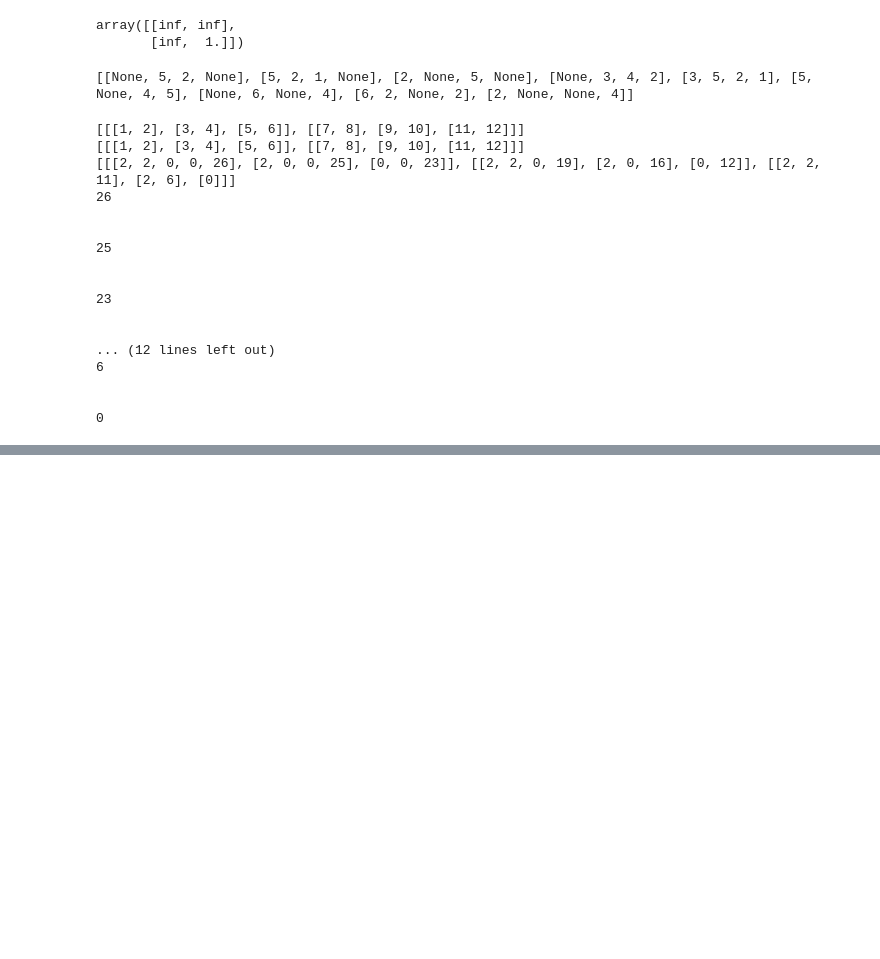
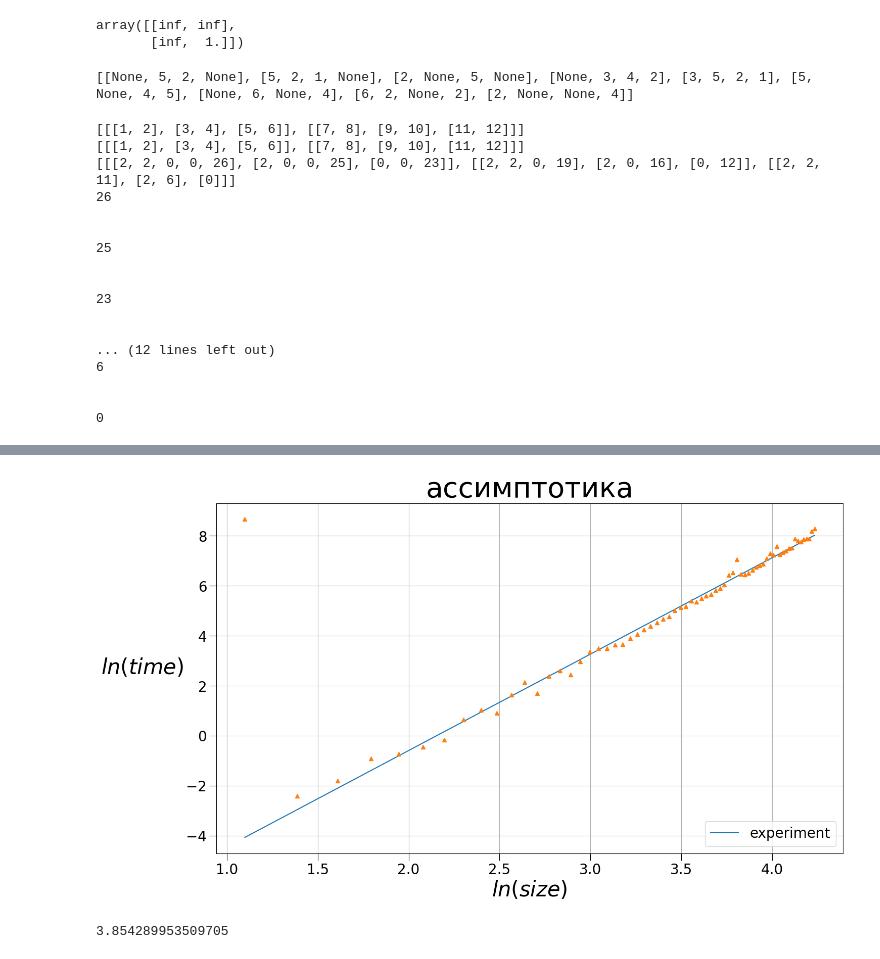
Before and after one commit to KonstantinP17/Quantum-inspirited, a Jupyter notebook: Initial_task/Dijkstra.ipynb, the cells around one changed output, grey strips where cells are left out. Cells and saved outputs as stored; diff of their text form; code cells hidden in the pictures; blank space fills up the shorter version.

Commit message:
flags drop added. Test code added (1)

```diff
--- a/Initial_task/Dijkstra.ipynb
+++ b/Initial_task/Dijkstra.ipynb
@@ -115,7 +115,8 @@ class SqrNet:                           #класс, описывающий кв
         else:
             for i in self.vert_list:
                     for j in i:
-                        j.distance = float('inf')                   #сбрасываем все distancы в бесконечность (они могли быть изменены предыдущим вызовом Дейкстры)
+                        j.distance = float('inf')                   #сбрасываем все distancы и flagи в бесконечность (они могли быть изменены предыдущим вызовом Дейкстры)
+                        j.flag = 0
             start = self.vert_list[start_x][start_y]                #определение отправной вершины (расстояние до/от которой считаем)
             start.distance = 0
             for i in range (self.size):                             #формирование массива путей. Он организован как матрица, где ij-ой вершине соотвествует ij-ый массив из элементов {0, 1, 2, 3}
@@ -221,0 +196,56 @@ net2.vert_list[0][0].delays
+# %%
+import timeit
+from random import randint
+import csv
+#import pandas as pd
+import matplotlib.pyplot as plt
+import numpy as np
+
+
+time_data = [['N', 'time, ms']]
+size = []
+time = []
+for N in range (3, 70):
+
+    delays = [[],[]]
+    for i in range (N):
+        delays[0] += [[]]
+        delays[1] += [[]]
+        for j in range (N-1):
+            delays[0][i] += [randint(2, 10)]
+            delays[1][i] += [randint(2, 10)]
+    t = timeit.timeit(lambda: net3.dijkstra(2,2), number=2)*500
+    net3 = SqrNet(N, delays)
+    time_data += [[N, t]]
+    size += [np.log(N)]
+    time += [np.log(t)]
+
+
+
+
+csv.writer(open('time_data.csv', 'w', newline ='')).writerows(time_data)
+
+
+
+
+
+z1 = np.polyfit(size[1:], time[1:], deg = 1)
+y1 = np.poly1d(z1)
+
+
+fig, ax = plt.subplots(figsize=(16,9))
+plt.title("ассимптотика", fontsize = 40)
+ax.plot(size, y1(size), label = 'experiment')
+ax.errorbar(size, time, fmt='^')
+ax.grid()
+ax.legend()
+plt.legend(fontsize = 20)
+plt.xlabel('$ln(size)$', fontsize = 30)
+plt.ylabel("$ln(time)$", rotation=0, horizontalalignment='right',fontsize = 30)
+plt.tick_params('both', size = 10, labelsize = 20)
+plt.show()
+#df = pd.read_csv('time_data.csv')
+z1[0]
+# %% [output]
+[figure, added]
+3.854289953509705
```
Also changed, not shown: parts of 2 cells of this notebook, 1 other file.
